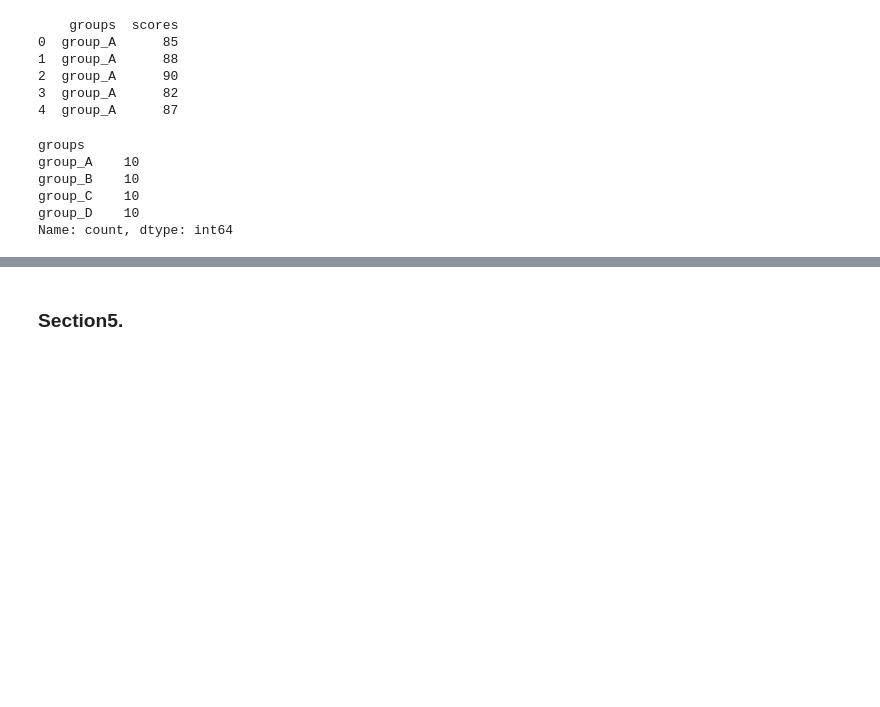
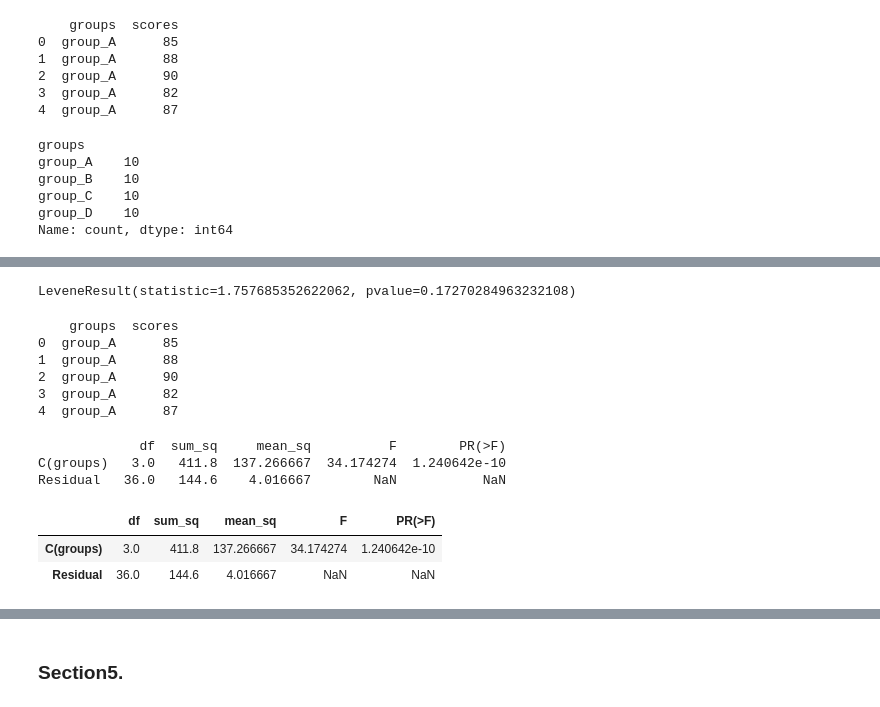
Before and after one commit to YeEun8/test1, a Jupyter notebook: part3/ch6/ch6_ex_type3.ipynb, the cells around one changed output, grey strips where cells are left out. Cells and saved outputs as stored; diff of their text form; code cells hidden in the pictures; blank space fills up the shorter version.

```diff
--- a/part3/ch6/ch6_ex_type3.ipynb
+++ b/part3/ch6/ch6_ex_type3.ipynb
@@ -189,0 +194,7 @@ TypeError: shapiro() missing 1 required positional argument: 'x'
+# %%
+stats.levene(df[df['groups'] == "group_A"]['scores'],
+             df[df['groups'] == "group_B"]['scores'],
+             df[df['groups'] == "group_C"]['scores'],
+             df[df['groups'] == "group_D"]['scores']) # 등분산성 만족
+# %% [output]
+LeveneResult(statistic=1.757685352622062, pvalue=0.17270284963232108)
@@ -189,0 +204,26 @@ TypeError: shapiro() missing 1 required positional argument: 'x'
+# %%
+print(df.head())
+# %% [output]
+    groups  scores
+0  group_A      85
+1  group_A      88
+2  group_A      90
+3  group_A      82
+4  group_A      87
+# %%
+model = ols('scores ~ C(groups)', df).fit()
+print(anova_lm(model))
+# %% [output]
+             df  sum_sq     mean_sq          F        PR(>F)
+C(groups)   3.0   411.8  137.266667  34.174274  1.240642e-10
+Residual   36.0   144.6    4.016667        NaN           NaN
+# %%
+from statsmodels.formula.api import ols
+from statsmodels.stats.anova import anova_lm
+
+model = ols('scores ~ C(groups)', df).fit()
+anova_lm(model)
+# %% [output]
+|  | df | sum_sq | mean_sq | F | PR(>F) |
+| C(groups) | 3.0 | 411.8 | 137.266667 | 34.174274 | 1.240642e-10 |
+| Residual | 36.0 | 144.6 | 4.016667 | NaN | NaN |
```
Also changed, not shown: parts of 11 cells of this notebook.
